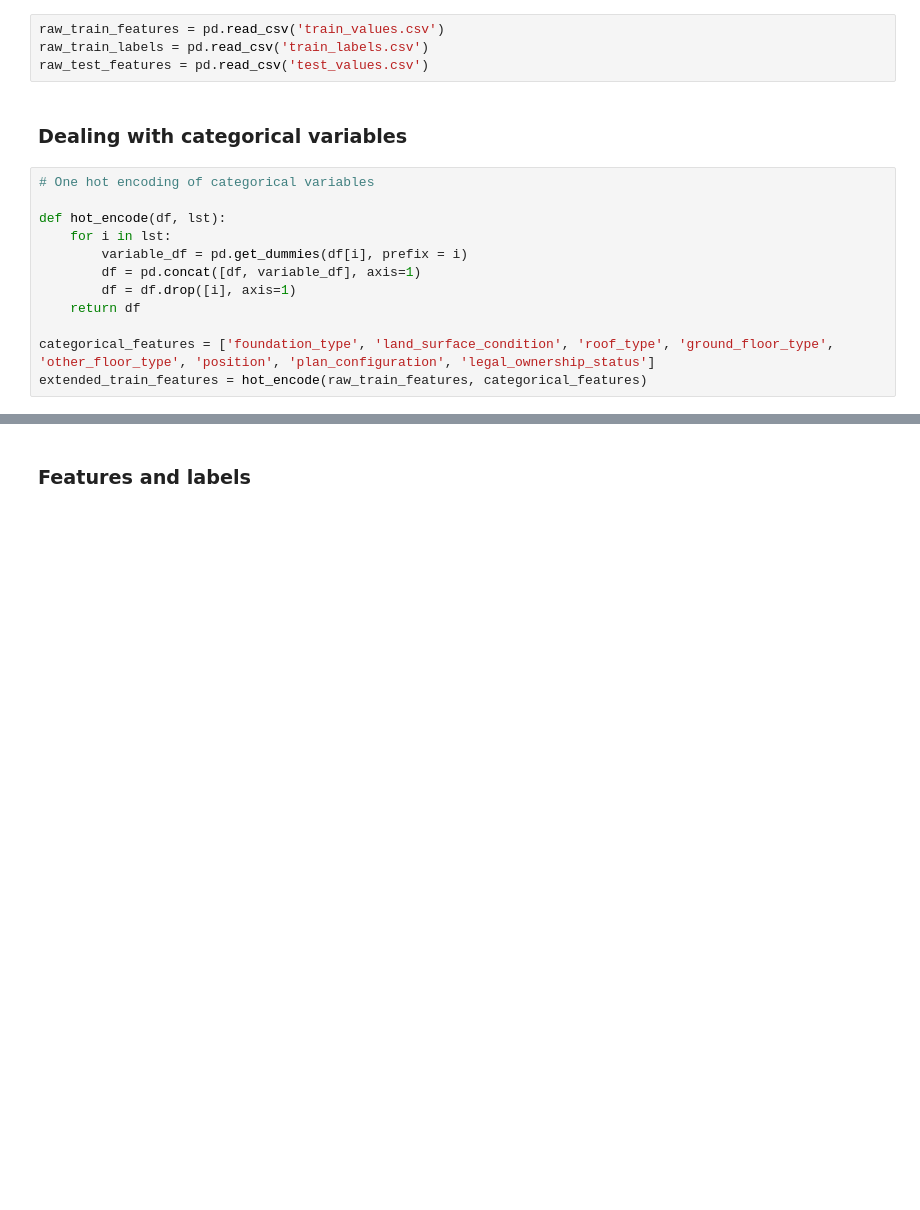
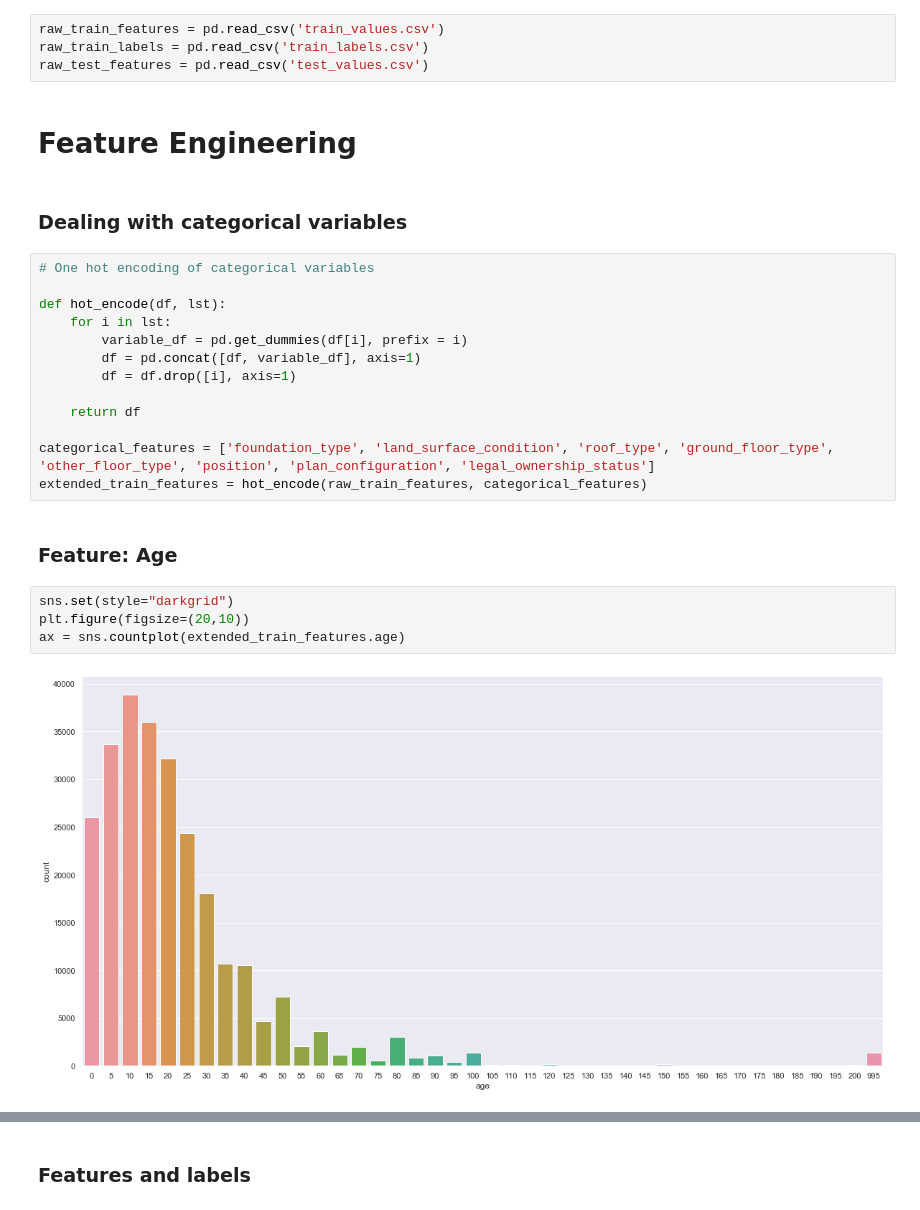
Before and after one commit to belulali/earthquake, a Jupyter notebook: Earthquake.ipynb, the cells around one changed output, grey strips where cells are left out. Drawn from its saved outputs; the diff is of its cells as text; blank space fills up the shorter version.

```diff
--- a/Earthquake.ipynb
+++ b/Earthquake.ipynb
@@ -31,6 +31,8 @@ def confusionMatrix(y_test, y_pred):
 raw_train_features = pd.read_csv('train_values.csv')
 raw_train_labels = pd.read_csv('train_labels.csv')
 raw_test_features = pd.read_csv('test_values.csv')
+# %% [markdown]
+# Feature Engineering
 # %% [markdown]
 ### Dealing with categorical variables
 # %%
@@ -41,7 +43,16 @@ def hot_encode(df, lst):
         variable_df = pd.get_dummies(df[i], prefix = i)
         df = pd.concat([df, variable_df], axis=1)
         df = df.drop([i], axis=1)
+
     return df
 
 categorical_features = ['foundation_type', 'land_surface_condition', 'roof_type', 'ground_floor_type', 'other_floor_type', 'position', 'plan_configuration', 'legal_ownership_status']
 extended_train_features = hot_encode(raw_train_features, categorical_features)
+# %% [markdown]
+### Feature: Age
+# %%
+sns.set(style="darkgrid")
+plt.figure(figsize=(20,10))
+ax = sns.countplot(extended_train_features.age)
+# %% [output]
+[figure, added]
```
Also changed, not shown: parts of 11 cells of this notebook.
